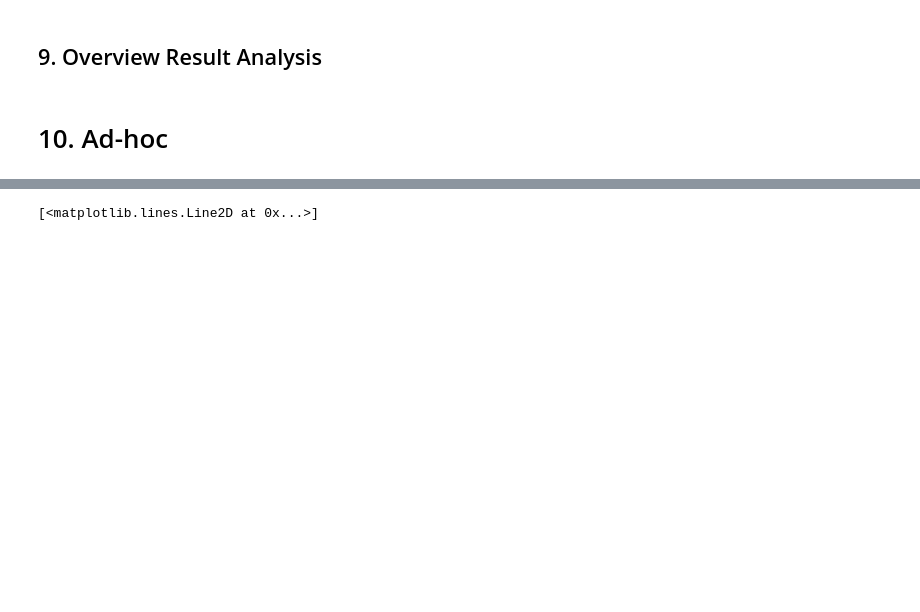
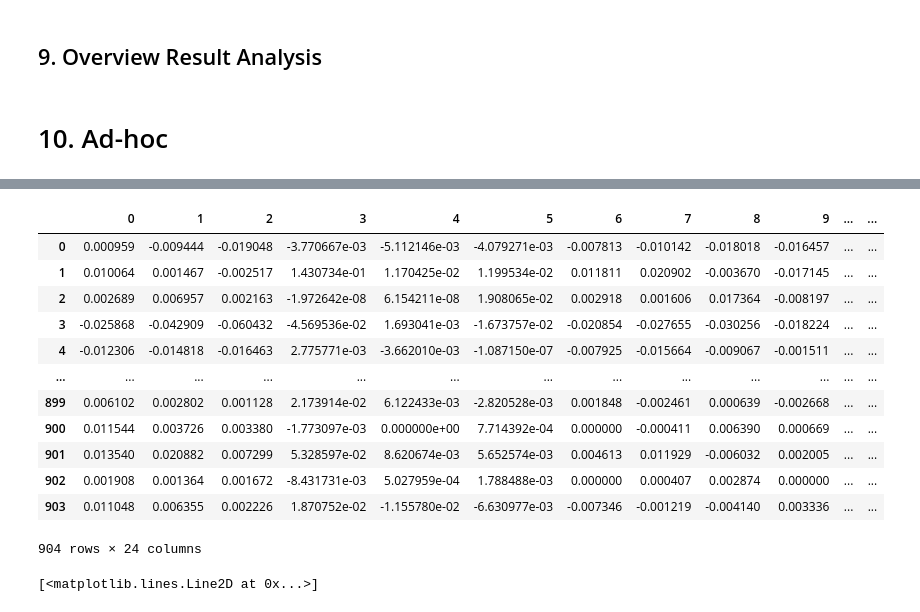
Before and after one commit to DataJakob/BBAN5000-Master-Thesis, a Jupyter notebook: test.ipynb, the cells around one changed output, grey strips where cells are left out. Drawn from its saved outputs; the diff is of its cells as text; code cells hidden in the pictures; blank space fills up the shorter version.

```diff
--- a/test.ipynb
+++ b/test.ipynb
@@ -138,3 +192,19 @@ mydf.shape
+# %%
+padded_df
+# %% [output]
+|  | 0 | 1 | 2 | 3 | 4 | 5 | 6 | 7 | 8 | 9 | ... | ... |
+| 0 | 0.000959 | -0.009444 | -0.019048 | -3.770667e-03 | -5.112146e-03 | -4.079271e-03 | -0.007813 | -0.010142 | -0.018018 | -0.016457 | ... | ... |
+| 1 | 0.010064 | 0.001467 | -0.002517 | 1.430734e-01 | 1.170425e-02 | 1.199534e-02 | 0.011811 | 0.020902 | -0.003670 | -0.017145 | ... | ... |
+| 2 | 0.002689 | 0.006957 | 0.002163 | -1.972642e-08 | 6.154211e-08 | 1.908065e-02 | 0.002918 | 0.001606 | 0.017364 | -0.008197 | ... | ... |
+| 3 | -0.025868 | -0.042909 | -0.060432 | -4.569536e-02 | 1.693041e-03 | -1.673757e-02 | -0.020854 | -0.027655 | -0.030256 | -0.018224 | ... | ... |
+| 4 | -0.012306 | -0.014818 | -0.016463 | 2.775771e-03 | -3.662010e-03 | -1.087150e-07 | -0.007925 | -0.015664 | -0.009067 | -0.001511 | ... | ... |
+| ... | ... | ... | ... | ... | ... | ... | ... | ... | ... | ... | ... | ... |
+| 899 | 0.006102 | 0.002802 | 0.001128 | 2.173914e-02 | 6.122433e-03 | -2.820528e-03 | 0.001848 | -0.002461 | 0.000639 | -0.002668 | ... | ... |
+| 900 | 0.011544 | 0.003726 | 0.003380 | -1.773097e-03 | 0.000000e+00 | 7.714392e-04 | 0.000000 | -0.000411 | 0.006390 | 0.000669 | ... | ... |
+| 901 | 0.013540 | 0.020882 | 0.007299 | 5.328597e-02 | 8.620674e-03 | 5.652574e-03 | 0.004613 | 0.011929 | -0.006032 | 0.002005 | ... | ... |
+| 902 | 0.001908 | 0.001364 | 0.001672 | -8.431731e-03 | 5.027959e-04 | 1.788488e-03 | 0.000000 | 0.000407 | 0.002874 | 0.000000 | ... | ... |
+| 903 | 0.011048 | 0.006355 | 0.002226 | 1.870752e-02 | -1.155780e-02 | -6.630977e-03 | -0.007346 | -0.001219 | -0.004140 | 0.003336 | ... | ... |
+904 rows × 24 columns
 # %%
 alfa = np.array([np.dot(test_set.iloc[i+1], weights.iloc[i]) for i in range(len(test_set)-1)])
 # %%
```
Also changed, not shown: parts of 6 cells of this notebook, 10 other files.
